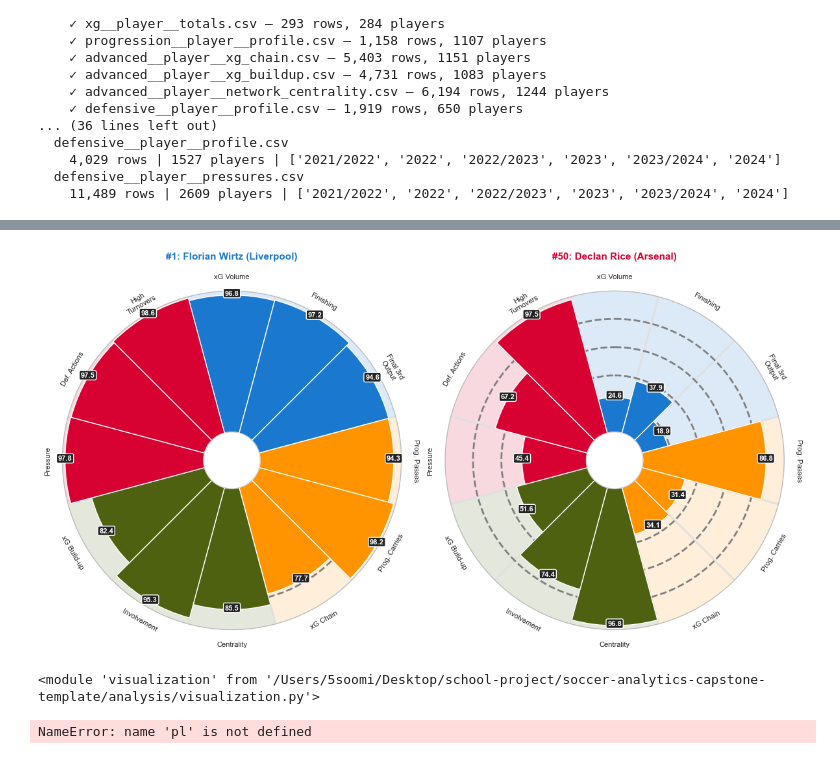
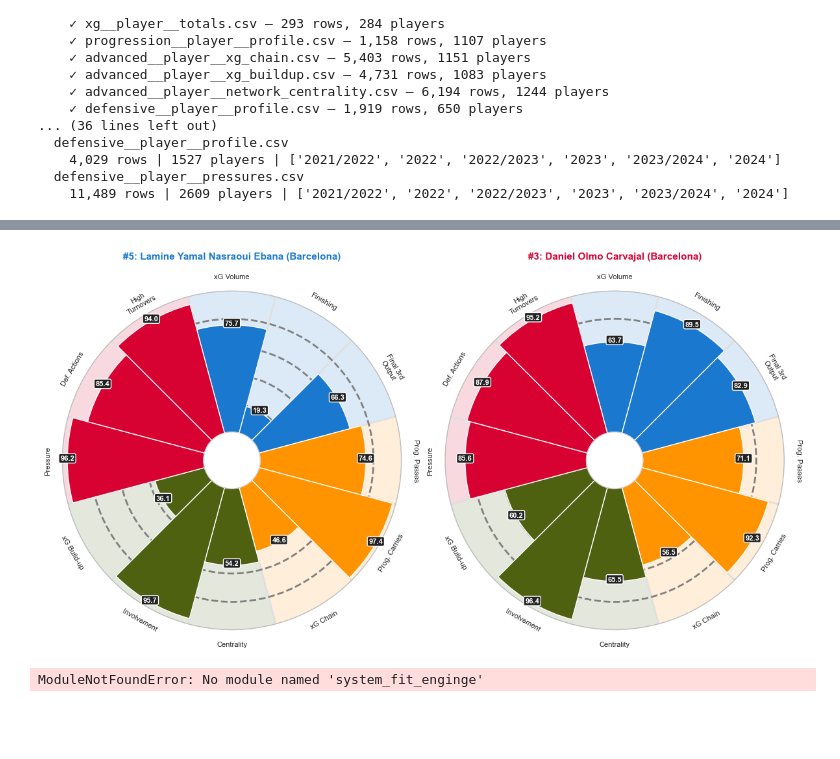
Before and after one commit to soh364/soccer-analytics-capstone-XOh, a Jupyter notebook: eda/EDA_Soomi.ipynb, the cells around one changed output, grey strips where cells are left out. Drawn from its saved outputs; the diff is of its cells as text; code cells hidden in the pictures; blank space fills up the shorter version.

```diff
--- a/eda/EDA_Soomi.ipynb
+++ b/eda/EDA_Soomi.ipynb
@@ -625,21 +627,19 @@ shape: (10, 36)
 # %%
 # Now call your functions using the 'visualization.' prefix
 visualization.plot_comparison_pizzas(
     player_scores_final,
-    p1_name=player_scores_final['player'][0],
-    p2_name=player_scores_final['player'][49],
-    p1_rank=1,
-    p2_rank=50
+    p1_name=player_scores_final['player'][5],
+    p2_name=player_scores_final['player'][3],
+    p1_rank=5,
+    p2_rank=3
 )
 # %% [output]
-[figure, old version]
+[figure, new version]
-# %%
-import visualization
-import importlib
-importlib.reload(visualization)
-# %% [output]
-<module 'visualization' from '/Users/5soomi/Desktop/school-project/soccer-analytics-capstone-template/analysis/visualization.py'>
-# %%
-visualization.plot_club_distribution(player_scores_final)
-# %% [output]
-NameError: name 'pl' is not defined
+# %%
+import system_fit_engine
+from system_fit_enginge import *
+df_arch = pd.read_csv("archetype_success.csv")
+final_rankings = run_system_fit_engine(player_scores_final, team_success, archetype_success)
+print(final_rankings)
+# %% [output]
+ModuleNotFoundError: No module named 'system_fit_enginge'
```
Also changed, not shown: parts of 1 cell of this notebook, 10 other files.
